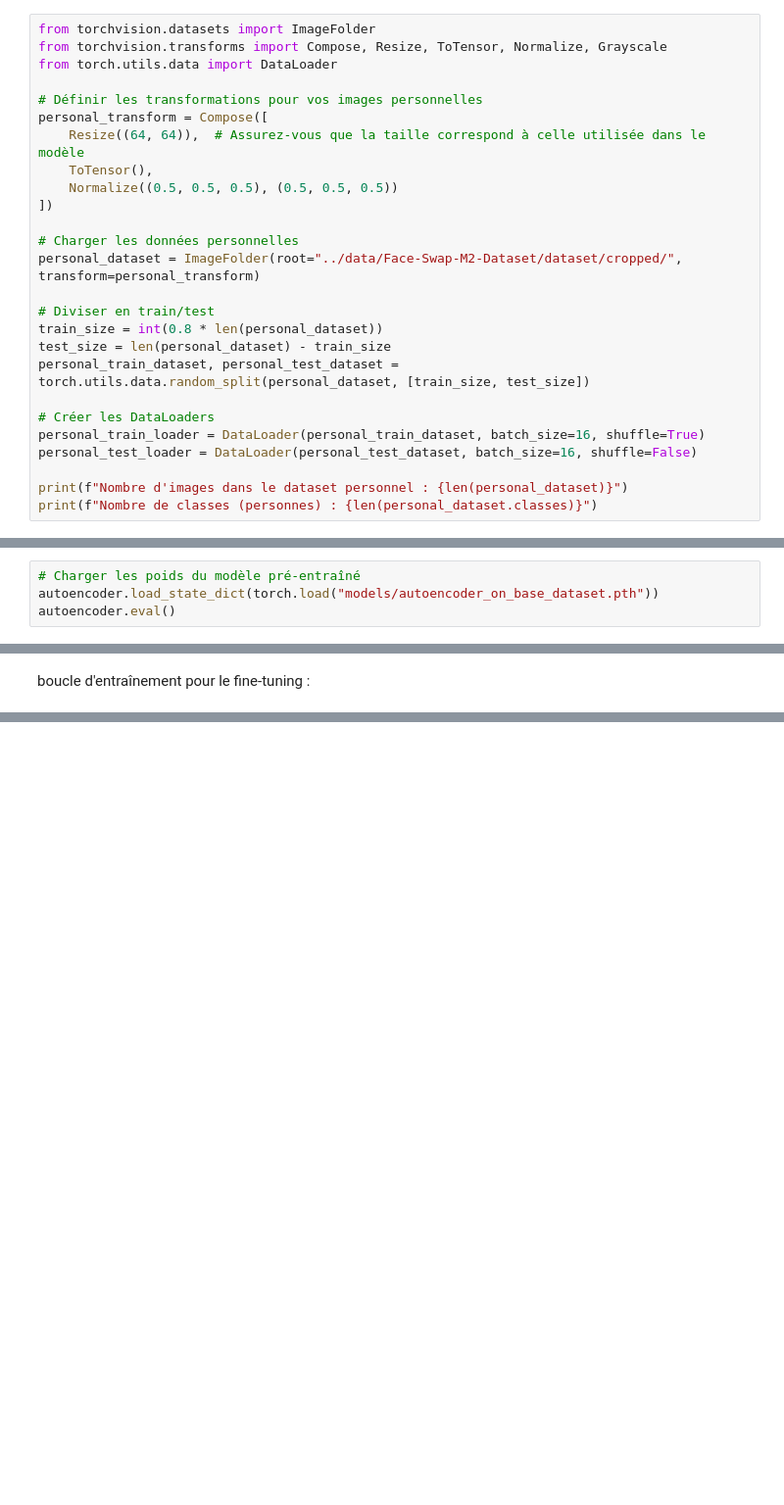
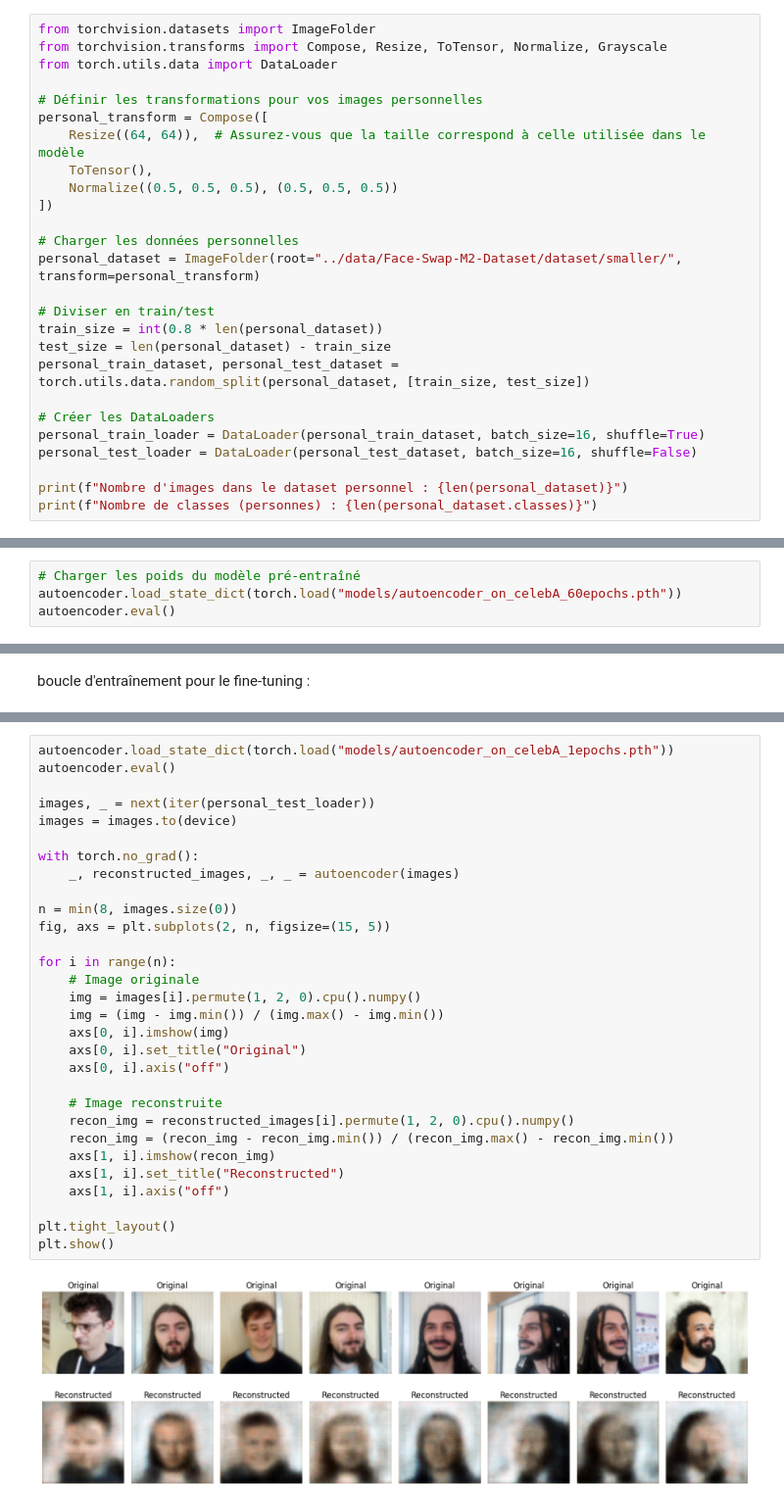
Before and after one commit to ACondeSalazar/Face-Swap-M2, a Jupyter notebook: classifier/VAE.ipynb, the cells around one changed output, grey strips where cells are left out. Shown at 98% size. Cells and saved outputs as stored; diff of their text form; blank space fills up the shorter version.

Commit message:
tests VAE pas tres concluants

```diff
--- a/classifier/VAE.ipynb
+++ b/classifier/VAE.ipynb
@@ -432,7 +389,7 @@ personal_transform = Compose([
 ])
 
 # Charger les données personnelles
-personal_dataset = ImageFolder(root="../data/Face-Swap-M2-Dataset/dataset/cropped/", transform=personal_transform)
+personal_dataset = ImageFolder(root="../data/Face-Swap-M2-Dataset/dataset/smaller/", transform=personal_transform)
 
 # Diviser en train/test
 train_size = int(0.8 * len(personal_dataset))
@@ -450,7 +407,7 @@ Nombre d'images dans le dataset personnel : 73
 Nombre de classes (personnes) : 10
 # %%
 # Charger les poids du modèle pré-entraîné
-autoencoder.load_state_dict(torch.load("models/autoencoder_on_base_dataset.pth"))
+autoencoder.load_state_dict(torch.load("models/autoencoder_on_celebA_60epochs.pth"))
 autoencoder.eval()
 # %% [output]
 VAE(
@@ -561,0 +519,32 @@ torch.save(autoencoder.state_dict(), "models/fine_tuned_autoencoder.pth")
+# %%
+autoencoder.load_state_dict(torch.load("models/autoencoder_on_celebA_1epochs.pth"))
+autoencoder.eval()
+
+images, _ = next(iter(personal_test_loader))
+images = images.to(device)
+
+with torch.no_grad():
+    _, reconstructed_images, _, _ = autoencoder(images)
+
+n = min(8, images.size(0))
+fig, axs = plt.subplots(2, n, figsize=(15, 5))
+
+for i in range(n):
+    # Image originale
+    img = images[i].permute(1, 2, 0).cpu().numpy()
+    img = (img - img.min()) / (img.max() - img.min())
+    axs[0, i].imshow(img)
+    axs[0, i].set_title("Original")
+    axs[0, i].axis("off")
+
+    # Image reconstruite
+    recon_img = reconstructed_images[i].permute(1, 2, 0).cpu().numpy()
+    recon_img = (recon_img - recon_img.min()) / (recon_img.max() - recon_img.min())
+    axs[1, i].imshow(recon_img)
+    axs[1, i].set_title("Reconstructed")
+    axs[1, i].axis("off")
+
+plt.tight_layout()
+plt.show()
+# %% [output]
+[figure, added]
```
Also changed, not shown: parts of 15 cells of this notebook, 1 other file.
